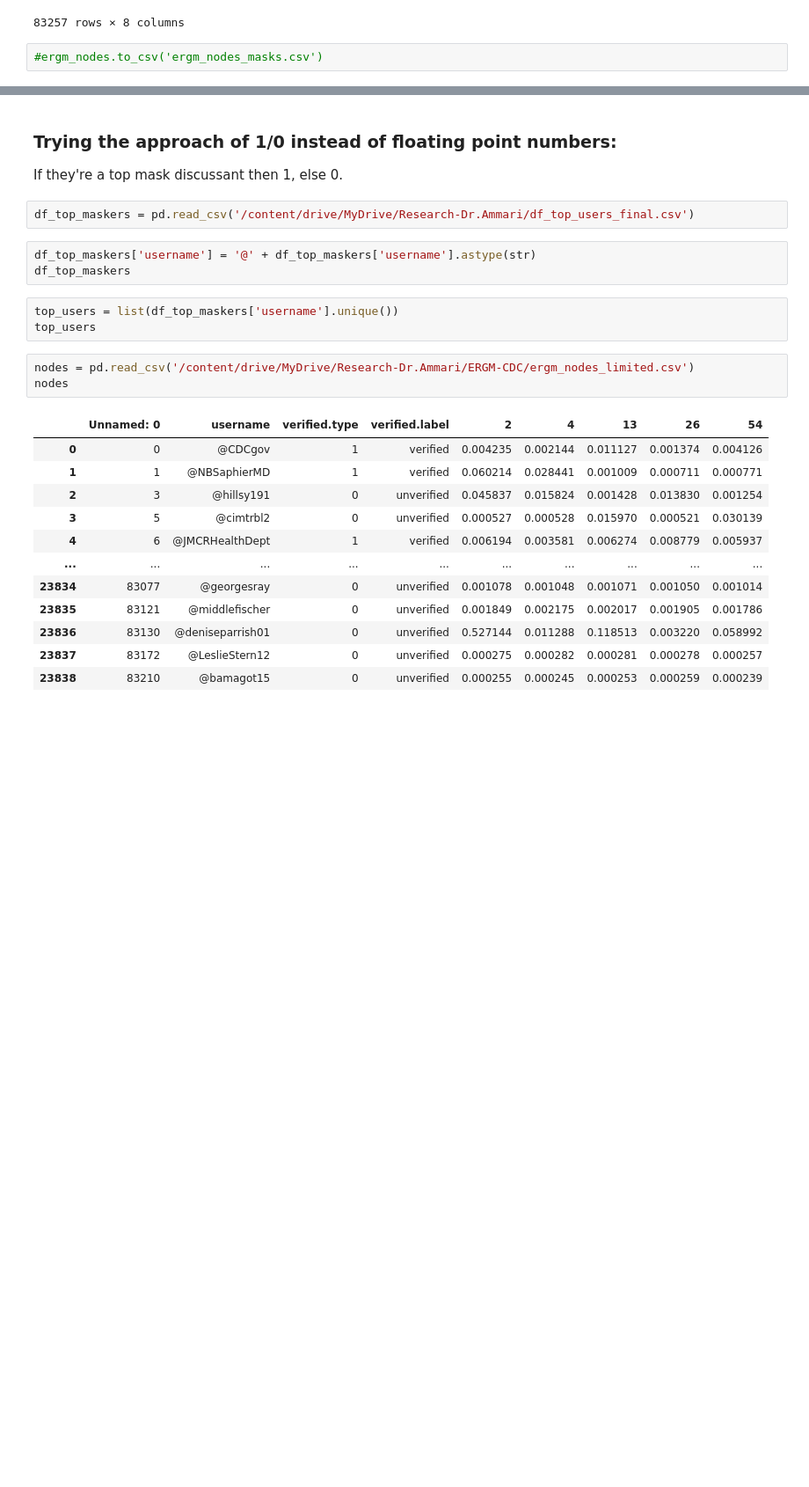
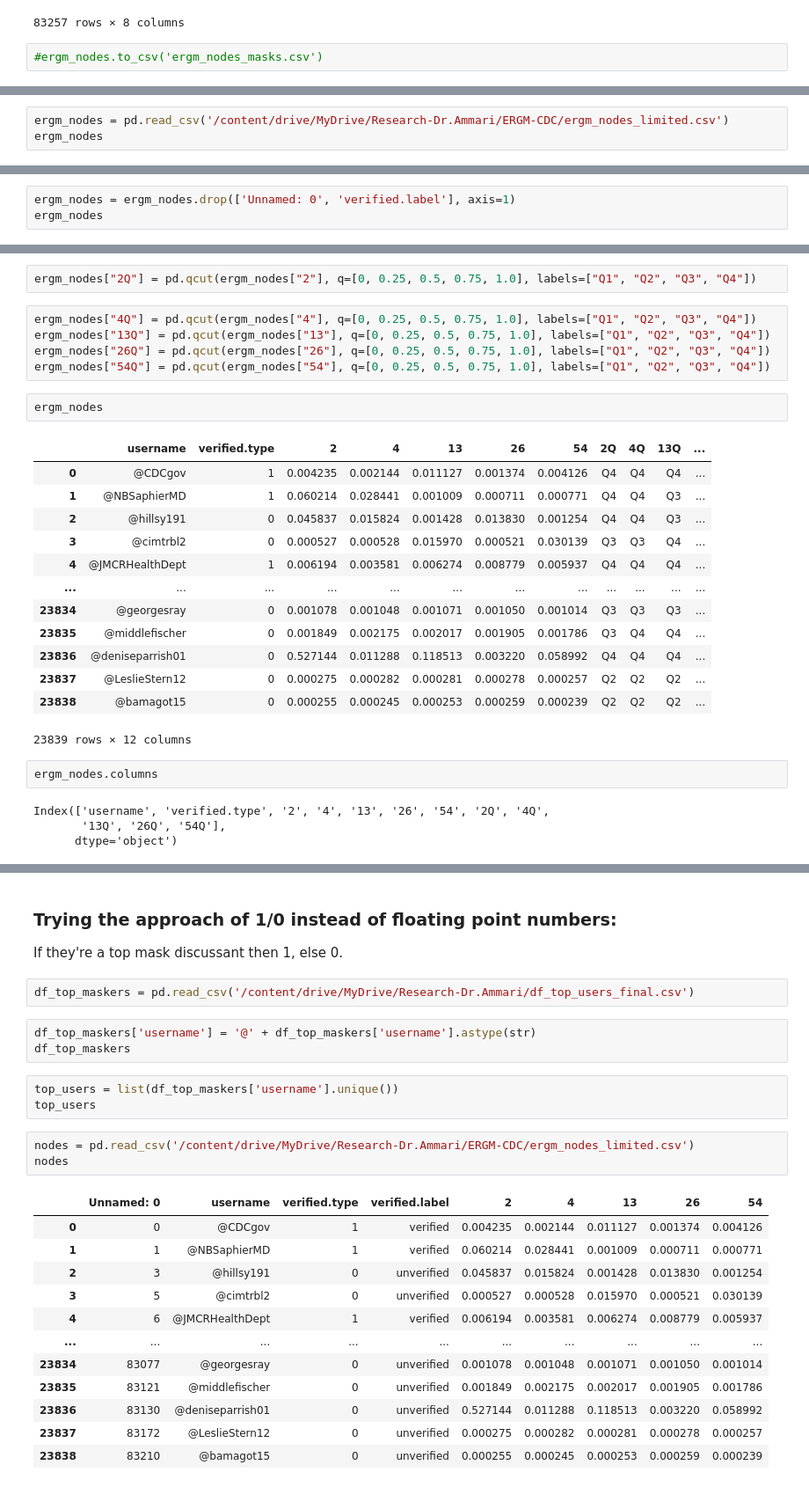
Before and after one commit to AnnaGutowska/ERGM, a Jupyter notebook: ERGM_prep.ipynb, the cells around one changed output, grey strips where cells are left out. Shown at 88% size. Cells and saved outputs as stored; diff of their text form; blank space fills up the shorter version.

Commit message:
new ERGM models added

```diff
--- a/ERGM_prep.ipynb
+++ b/ERGM_prep.ipynb
@@ -361,0 +352,3 @@ ergm_nodes
+# %%
+ergm_nodes = pd.read_csv('/content/drive/MyDrive/Research-Dr.Ammari/ERGM-CDC/ergm_nodes_limited.csv')
+ergm_nodes
@@ -361,0 +369,3 @@ ergm_nodes
+# %%
+ergm_nodes = ergm_nodes.drop(['Unnamed: 0', 'verified.label'], axis=1)
+ergm_nodes
@@ -361,0 +386,29 @@ ergm_nodes
+# %%
+ergm_nodes["2Q"] = pd.qcut(ergm_nodes["2"], q=[0, 0.25, 0.5, 0.75, 1.0], labels=["Q1", "Q2", "Q3", "Q4"])
+# %%
+ergm_nodes["4Q"] = pd.qcut(ergm_nodes["4"], q=[0, 0.25, 0.5, 0.75, 1.0], labels=["Q1", "Q2", "Q3", "Q4"])
+ergm_nodes["13Q"] = pd.qcut(ergm_nodes["13"], q=[0, 0.25, 0.5, 0.75, 1.0], labels=["Q1", "Q2", "Q3", "Q4"])
+ergm_nodes["26Q"] = pd.qcut(ergm_nodes["26"], q=[0, 0.25, 0.5, 0.75, 1.0], labels=["Q1", "Q2", "Q3", "Q4"])
+ergm_nodes["54Q"] = pd.qcut(ergm_nodes["54"], q=[0, 0.25, 0.5, 0.75, 1.0], labels=["Q1", "Q2", "Q3", "Q4"])
+# %%
+ergm_nodes
+# %% [output]
+|  | username | verified.type | 2 | 4 | 13 | 26 | 54 | 2Q | 4Q | 13Q | ... |
+| 0 | @CDCgov | 1 | 0.004235 | 0.002144 | 0.011127 | 0.001374 | 0.004126 | Q4 | Q4 | Q4 | ... |
+| 1 | @NBSaphierMD | 1 | 0.060214 | 0.028441 | 0.001009 | 0.000711 | 0.000771 | Q4 | Q4 | Q3 | ... |
+| 2 | @hillsy191 | 0 | 0.045837 | 0.015824 | 0.001428 | 0.013830 | 0.001254 | Q4 | Q4 | Q3 | ... |
+| 3 | @cimtrbl2 | 0 | 0.000527 | 0.000528 | 0.015970 | 0.000521 | 0.030139 | Q3 | Q3 | Q4 | ... |
+| 4 | @JMCRHealthDept | 1 | 0.006194 | 0.003581 | 0.006274 | 0.008779 | 0.005937 | Q4 | Q4 | Q4 | ... |
+| ... | ... | ... | ... | ... | ... | ... | ... | ... | ... | ... | ... |
+| 23834 | @georgesray | 0 | 0.001078 | 0.001048 | 0.001071 | 0.001050 | 0.001014 | Q3 | Q3 | Q3 | ... |
+| 23835 | @middlefischer | 0 | 0.001849 | 0.002175 | 0.002017 | 0.001905 | 0.001786 | Q3 | Q4 | Q4 | ... |
+| 23836 | @deniseparrish01 | 0 | 0.527144 | 0.011288 | 0.118513 | 0.003220 | 0.058992 | Q4 | Q4 | Q4 | ... |
+| 23837 | @LeslieStern12 | 0 | 0.000275 | 0.000282 | 0.000281 | 0.000278 | 0.000257 | Q2 | Q2 | Q2 | ... |
+| 23838 | @bamagot15 | 0 | 0.000255 | 0.000245 | 0.000253 | 0.000259 | 0.000239 | Q2 | Q2 | Q2 | ... |
+23839 rows × 12 columns
+# %%
+ergm_nodes.columns
+# %% [output]
+Index(['username', 'verified.type', '2', '4', '13', '26', '54', '2Q', '4Q',
+       '13Q', '26Q', '54Q'],
+      dtype='object')
```
Also changed, not shown: parts of 55 cells of this notebook.
